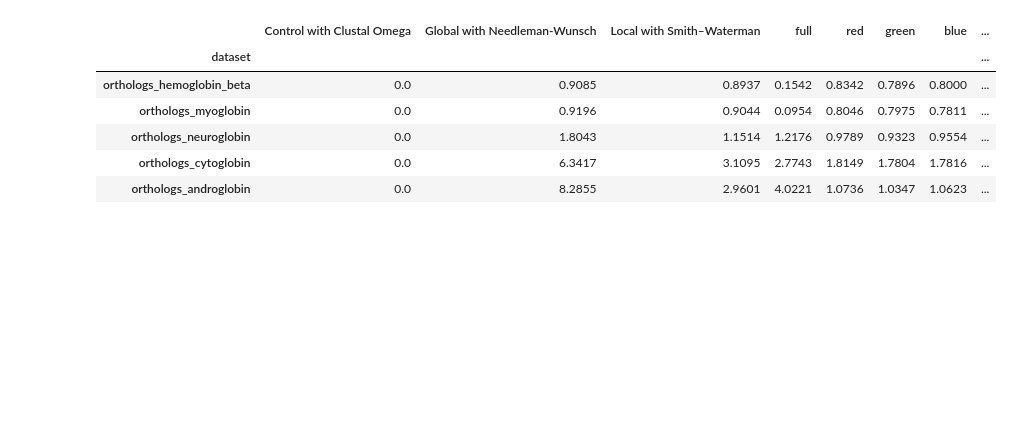
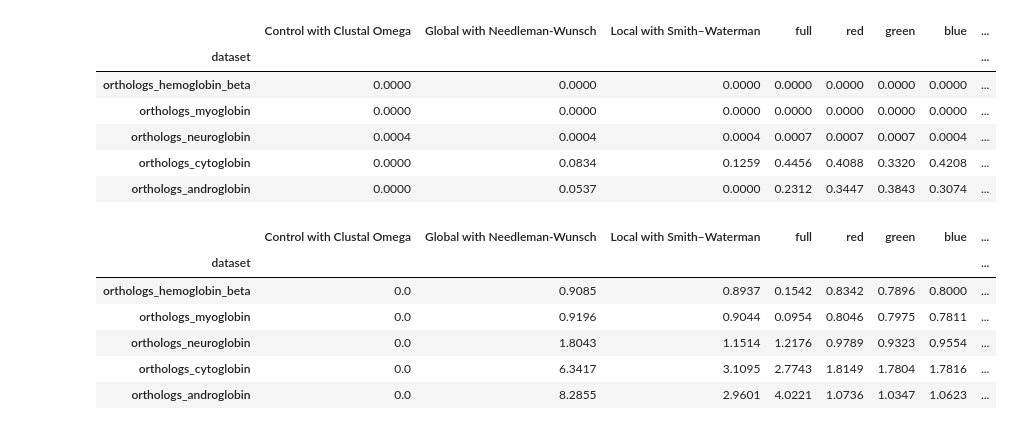
Before and after one commit to TreeTechDev/biomodelml, a Jupyter notebook: notebooks/Feature Analysis by Channel.ipynb, the cells around one changed output. Cells and saved outputs as stored; diff of their text form; code cells hidden in the pictures; blank space fills up the shorter version.

```diff
--- a/notebooks/Feature Analysis by Channel.ipynb
+++ b/notebooks/Feature Analysis by Channel.ipynb
@@ -5,4 +6,38 @@ import numpy
 from IPython.core.display import display, HTML
+# %%
+def read_and_correlate(dataset, channel="full"):
+    corr = MINE()
+    result_dict = {}
+    path = f"../data/trees/{channel}/{dataset}"
+    control_df = pandas.read_csv(f"{path}/Control with Clustal Omega.csv", index_col=0)
+    for file in os.listdir(path):
+        if file.endswith(".csv"):
+            basename = ".".join(file.split(".")[0:-1])
+            df = pandas.read_csv(f"{path}/{file}", index_col=0)
+            corr.compute_score(control_df.values.flatten(), df.values.flatten())
+            result_dict[basename] = round(1 - corr.mic(), 4)
+    result_df = pandas.DataFrame(result_dict, index=[dataset])
+    result_df.rename(columns={"MultiScale Structural Similarity Index Measure": channel}, inplace=True)
+    result_df.index.name = "dataset"
+    return result_df
+# %%
+channels = ("full", "red", "green", "blue", "red_green", "red_blue", "green_blue", "gray_r", "gray_g", "gray_b", "gray_max", "gray_mean")
+datasets = ["orthologs_hemoglobin_beta", "orthologs_myoglobin", "orthologs_neuroglobin", "orthologs_cytoglobin", "orthologs_androglobin"]
+sum_dfs = []
+for channel in channels:
+    dfs = []
+    for dataset in datasets:
+        dfs.append(read_and_correlate(dataset, channel))
+    sum_dfs.append(pandas.concat(dfs))
+pandas.concat(sum_dfs, axis=1).T.drop_duplicates().T
+# %% [output]
+|  | Control with Clustal Omega | Global with Needleman-Wunsch | Local with Smith–Waterman | full | red | green | blue | ... |
+| dataset |  |  |  |  |  |  |  | ... |
+| orthologs_hemoglobin_beta | 0.0000 | 0.0000 | 0.0000 | 0.0000 | 0.0000 | 0.0000 | 0.0000 | ... |
+| orthologs_myoglobin | 0.0000 | 0.0000 | 0.0000 | 0.0000 | 0.0000 | 0.0000 | 0.0000 | ... |
+| orthologs_neuroglobin | 0.0004 | 0.0004 | 0.0004 | 0.0007 | 0.0007 | 0.0007 | 0.0004 | ... |
+| orthologs_cytoglobin | 0.0000 | 0.0834 | 0.1259 | 0.4456 | 0.4088 | 0.3320 | 0.4208 | ... |
+| orthologs_androglobin | 0.0000 | 0.0537 | 0.0000 | 0.2312 | 0.3447 | 0.3843 | 0.3074 | ... |
 # %%
 def read_and_compare(dataset, channel="full"):
     result_dict = {}
```
Also changed, not shown: parts of 8 cells of this notebook, 2 other files.
